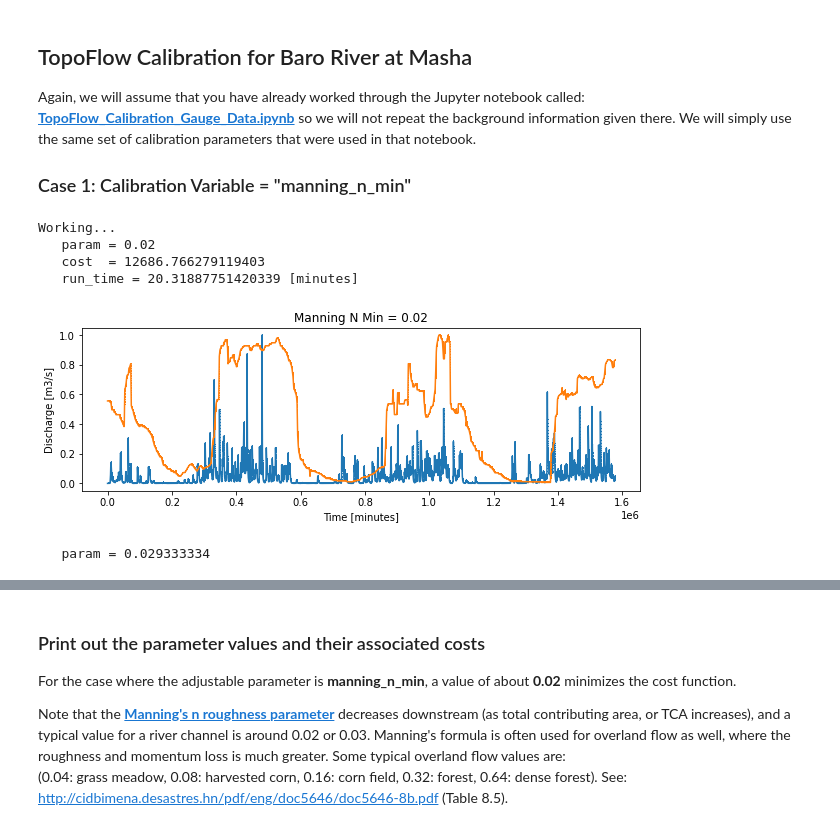
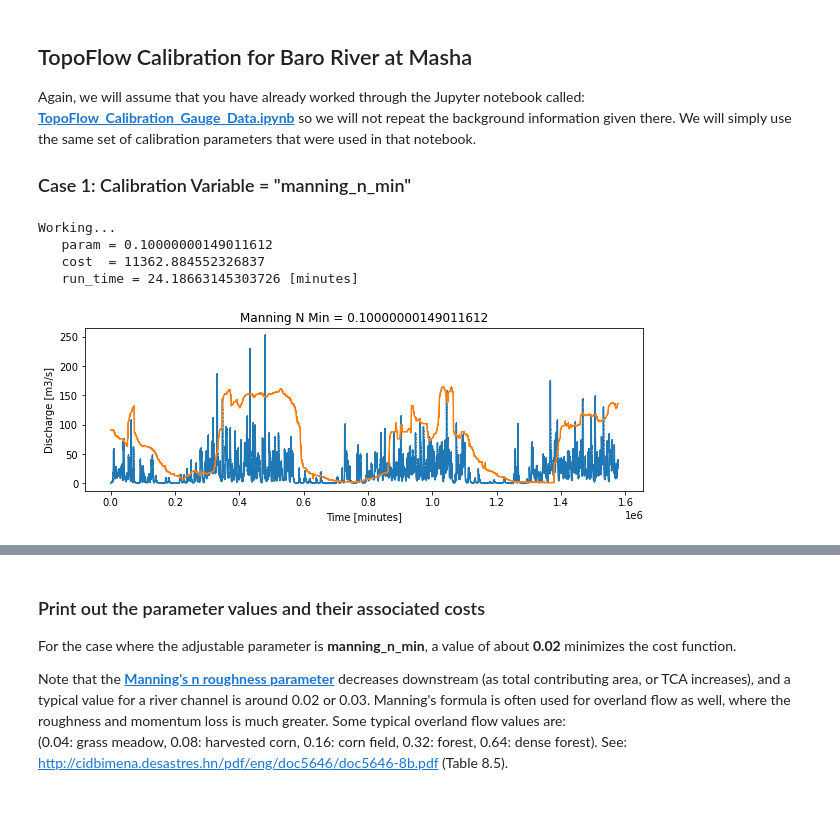
Before and after one commit to peckhams/topoflow36, a Jupyter notebook: notebooks/TopoFlow_Calibration_Baro-Masha_CHIRPS1.ipynb, the cells around one changed output, grey strips where cells are left out. Cells and saved outputs as stored; diff of their text form; code cells hidden in the pictures.

```diff
--- a/notebooks/TopoFlow_Calibration_Baro-Masha_CHIRPS1.ipynb
+++ b/notebooks/TopoFlow_Calibration_Baro-Masha_CHIRPS1.ipynb
@@ -300,13 +292,12 @@ We will simply use the same set of calibration parameters that were used in that
 
 ### Case 1:  Calibration Variable = "manning_n_min"
 # %%
-cal.calibrate( cal_var='manning_n_min', var_range=[0.02, 0.16], n_values=16,
+cal.calibrate( cal_var='manning_n_min', var_range=[0.1, 0.1], n_values=1,
                manning_n_max=0.3, PLOT=True, SILENT=True,
-               NORMALIZE_PLOT=True)
+               NORMALIZE_PLOT=False)
 # %% [output]
 Working...
-   param = 0.02
-   cost  = 12686.766279119403
-   run_time = 20.31887751420339 [minutes]
+   param = 0.10000000149011612
+   cost  = 11362.884552326837
+   run_time = 24.18663145303726 [minutes]
-[figure, old version]
+[figure, new version]
-   param = 0.029333334
```
Also changed, not shown: parts of 11 cells of this notebook, 3 other files.
